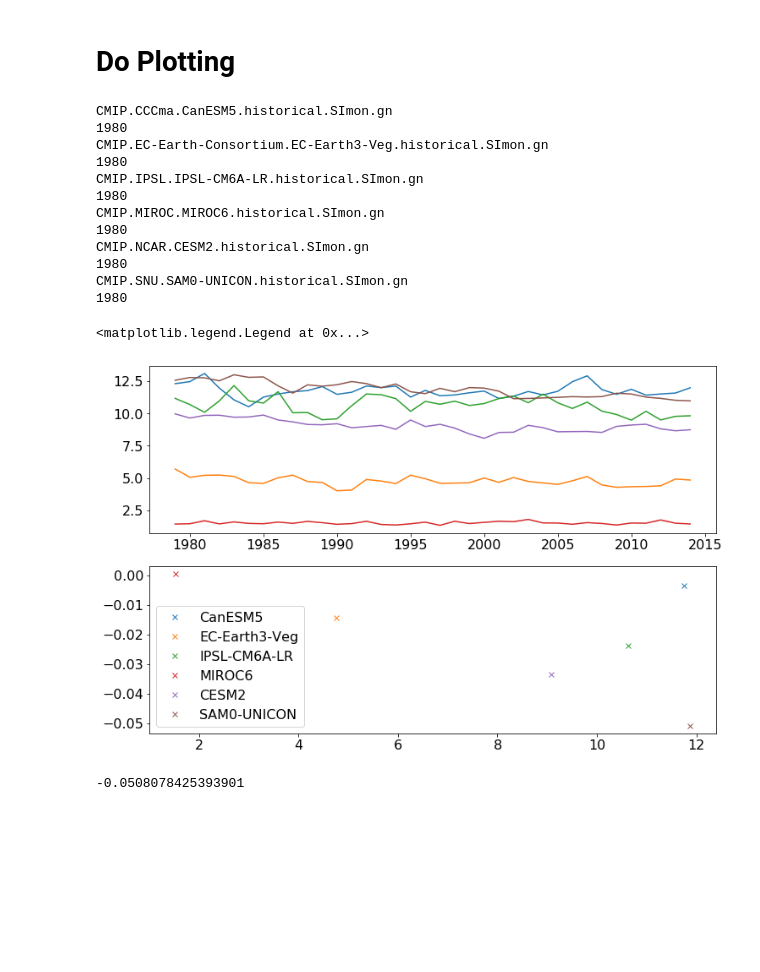
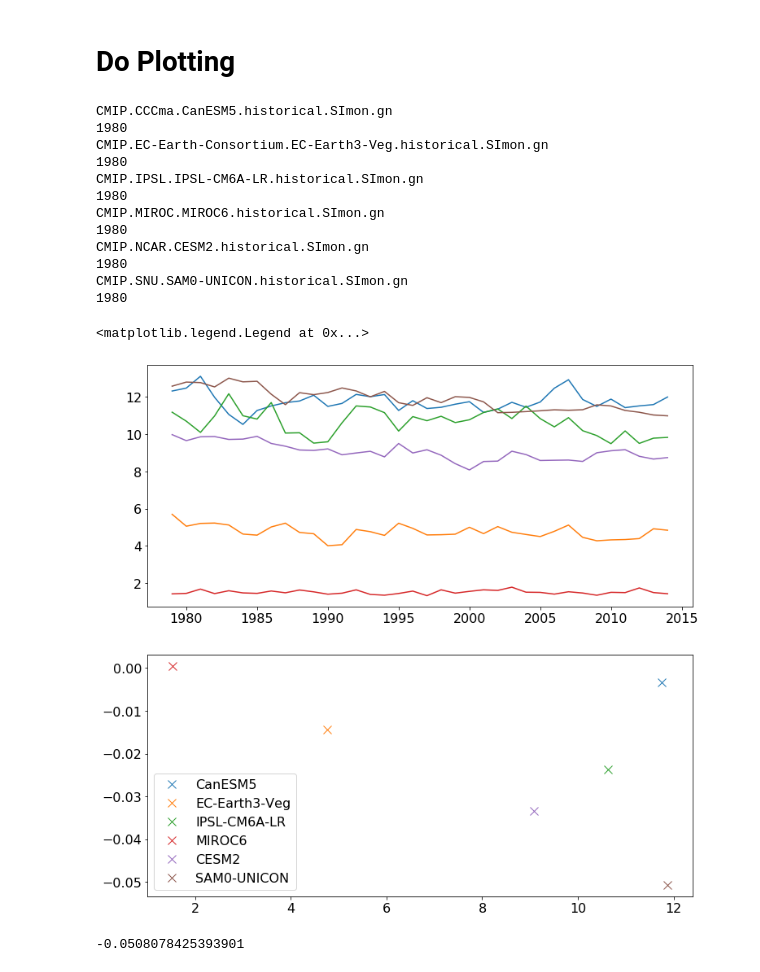
Before and after one commit to s-ragen/cmip6hack-so-project, a Jupyter notebook: notebooks/sitseries.ipynb, the cells around one changed output. Cells and saved outputs as stored; diff of their text form; code cells hidden in the pictures; blank space fills up the shorter version.

```diff
--- a/notebooks/sitseries.ipynb
+++ b/notebooks/sitseries.ipynb
@@ -9,7 +9,7 @@ import matplotlib.pyplot as plt
 import cartopy.crs as ccrs
 import nc_time_axis
 
-mpl.rcParams['figure.figsize'] = 12, 8
+mpl.rcParams['figure.figsize'] = 12, 12
 mpl.rcParams['font.size'] = 16
 # %%
 url = "https://raw.githubusercontent.com/andrewpauling/cmip6hack-so-project/master/catalogs/pangeo-cmip6.json"
@@ -88,35 +88,35 @@ for n in np.arange(len(sikeys)):
         areacell = ds2['areacello'][0, :int(ds[siconc.dims[2]].shape[0]/2), :].squeeze()
 
     siarea = siconc*areacell.data/1e14
     siarea_tseries = np.sum(siarea, axis=(1, 2))
     siarea_ANN = np.mean(np.reshape(np.array(siarea_tseries.data), (12, 36), order='F'), axis=0)
 
     ax1.plot(tANN, siarea_ANN)
 
     modlist.append(sikeys[n].split('.')[2])
 
     trend = get_trend(siarea_ANN)
 
     simag = np.mean(siarea_ANN)
 
-    ax2.plot(simag, trend, 'x')
+    ax2.plot(simag, trend, 'x', markersize=10)
 
 plt.legend(modlist)
 # %% [output]
 CMIP.CCCma.CanESM5.historical.SImon.gn
 1980
 CMIP.EC-Earth-Consortium.EC-Earth3-Veg.historical.SImon.gn
 1980
 CMIP.IPSL.IPSL-CM6A-LR.historical.SImon.gn
 1980
 CMIP.MIROC.MIROC6.historical.SImon.gn
 1980
 CMIP.NCAR.CESM2.historical.SImon.gn
 1980
 CMIP.SNU.SAM0-UNICON.historical.SImon.gn
 1980
 <matplotlib.legend.Legend at 0x...>
-[figure, old version]
+[figure, new version]
 # %%
 def get_trend(siarea):
     time = np.arange(1979, 2015)
```
